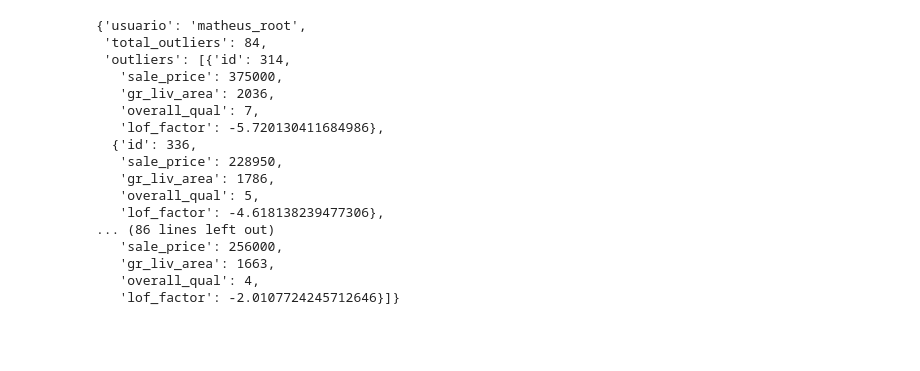
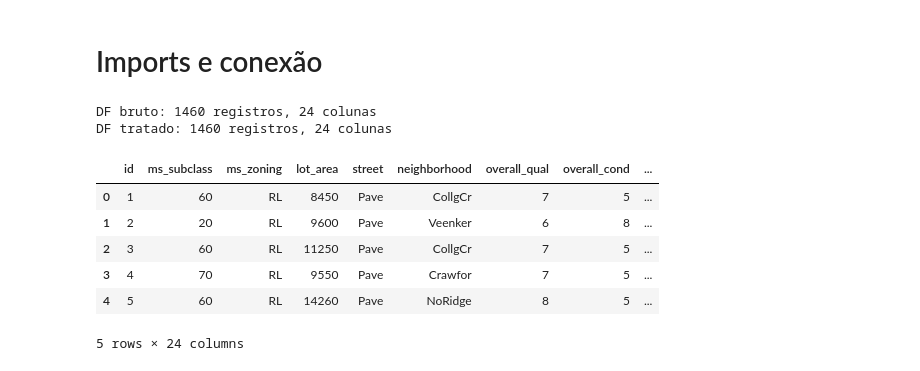
Before and after one commit to MatheusPas/NotebooksC3Analise, a Jupyter notebook: ParteMatheus.ipynb, the cells around one changed output. Drawn from its saved outputs; the diff is of its cells as text; code cells hidden in the pictures; blank space fills up the shorter version.

Commit message:
Squash all matheus_parte changes into a single commit

```diff
--- a/ParteMatheus.ipynb
+++ b/ParteMatheus.ipynb
@@ -3,22 +1,2 @@ import Connection as conn
-# %%
-my_conn = conn.get_conn("matheus_root", "server@Database")
-#conn.puxar_df(my_conn)
-conn.get_outliers(my_conn)
-# %% [output]
-{'usuario': 'matheus_root',
- 'total_outliers': 84,
- 'outliers': [{'id': 314,
-   'sale_price': 375000,
-   'gr_liv_area': 2036,
-   'overall_qual': 7,
-   'lof_factor': -5.720130411684986},
-  {'id': 336,
-   'sale_price': 228950,
-   'gr_liv_area': 1786,
-   'overall_qual': 5,
-   'lof_factor': -4.618138239477306},
-... (86 lines left out)
-   'sale_price': 256000,
-   'gr_liv_area': 1663,
-   'overall_qual': 4,
-   'lof_factor': -2.0107724245712646}]}
+# %% [markdown]
+# Imports e conexão
@@ -24,0 +10,16 @@ conn.get_outliers(my_conn)
+# %%
+headers = conn.get_conn('matheus_root','server@Database')
+df, df_tratado = conn.get_dataset_completo(headers)
+print(f'DF bruto: {df.shape[0]} registros, {df.shape[1]} colunas')
+print(f'DF tratado: {df_tratado.shape[0]} registros, {df_tratado.shape[1]} colunas')
+df.head()
+# %% [output]
+DF bruto: 1460 registros, 24 colunas
+DF tratado: 1460 registros, 24 colunas
+|  | id | ms_subclass | ms_zoning | lot_area | street | neighborhood | overall_qual | overall_cond | ... |
+| 0 | 1 | 60 | RL | 8450 | Pave | CollgCr | 7 | 5 | ... |
+| 1 | 2 | 20 | RL | 9600 | Pave | Veenker | 6 | 8 | ... |
+| 2 | 3 | 60 | RL | 11250 | Pave | CollgCr | 7 | 5 | ... |
+| 3 | 4 | 70 | RL | 9550 | Pave | Crawfor | 7 | 5 | ... |
+| 4 | 5 | 60 | RL | 14260 | Pave | NoRidge | 8 | 5 | ... |
+5 rows × 24 columns
```
Also changed, not shown: parts of 16 cells of this notebook.
